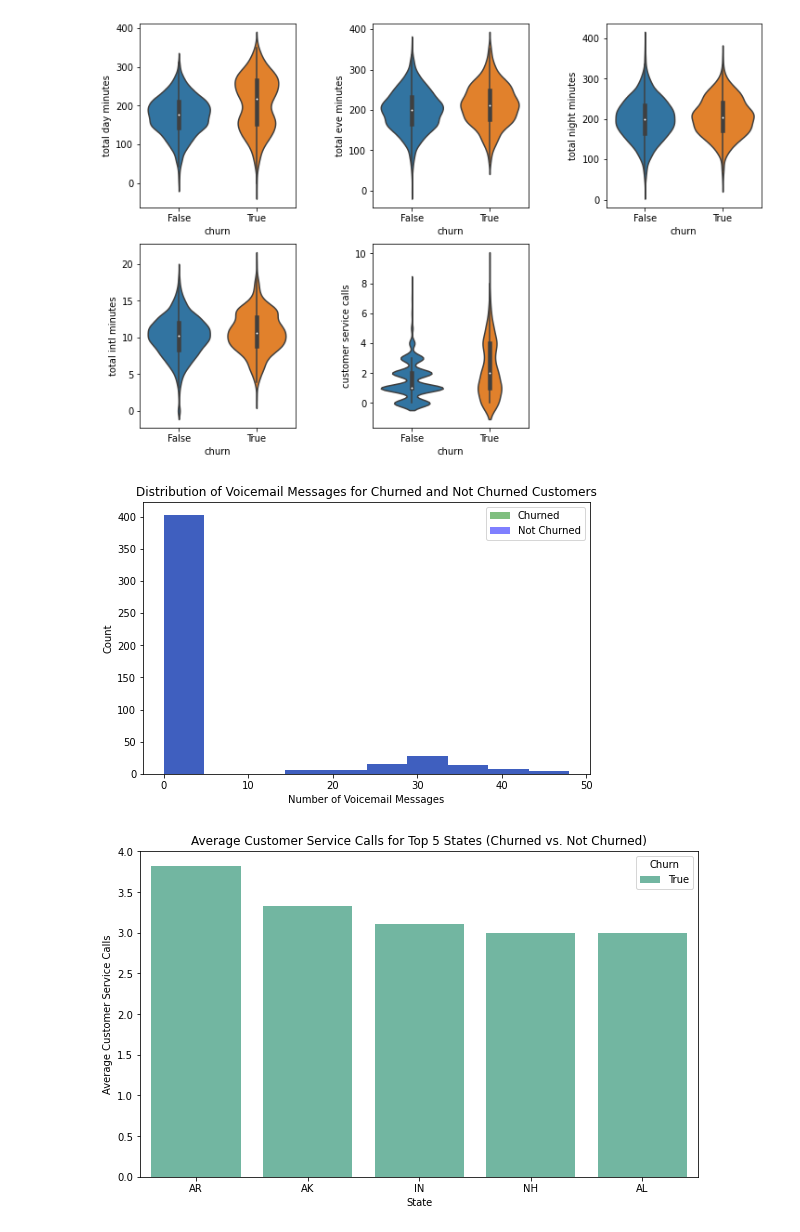
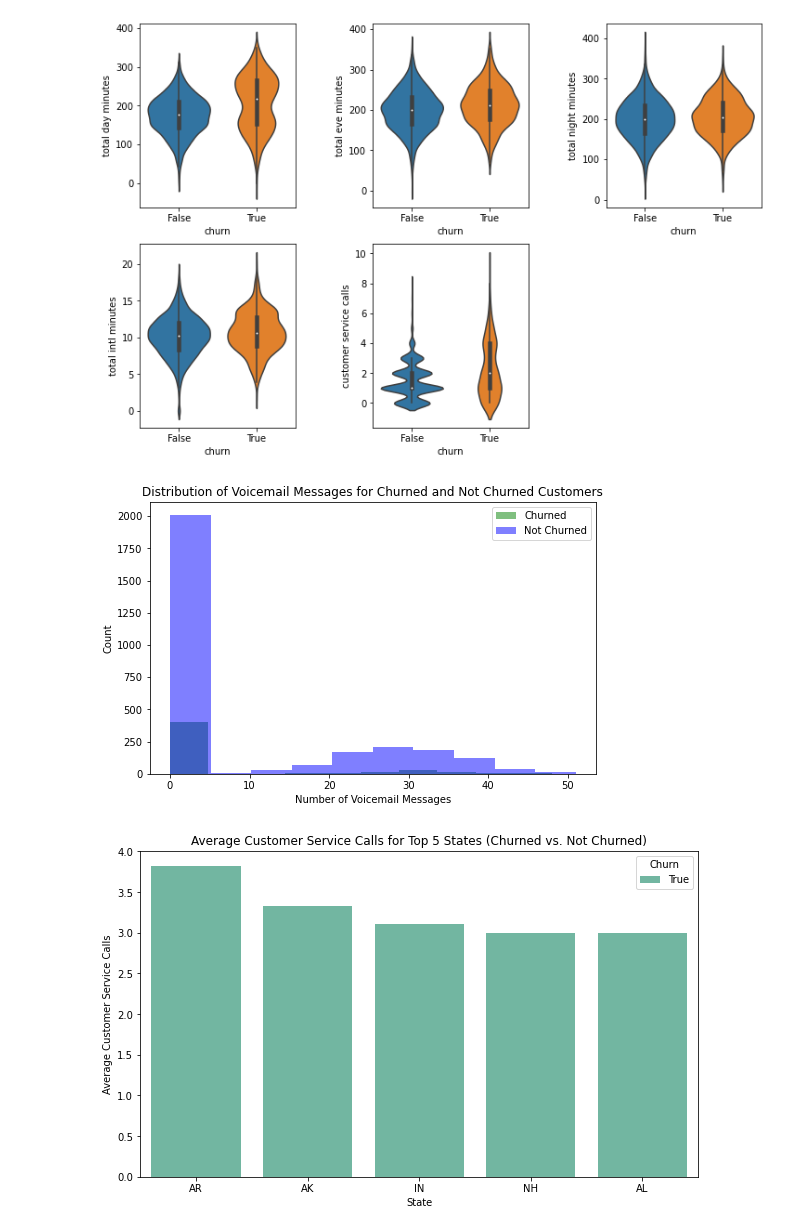
Before and after one commit to kiriiri/PHASE-3-PROJECT, a Jupyter notebook: index.ipynb, the cells around one changed output. Cells and saved outputs as stored; diff of their text form; code cells hidden in the pictures.

```diff
--- a/index.ipynb
+++ b/index.ipynb
@@ -168,20 +168,20 @@ plt.show()
 [figure]
 # %%
 # Separate the data into churned and not churned
-churned = df[df["churn"]]
-not_churned = df[df["churn"]]
+churned = df[df["churn"] == True]
+not_churned = df[df["churn"] == False]
 
 # Create histograms for churned and not churned customers
 plt.figure(figsize=(8, 5))
 plt.hist(churned["number vmail messages"], bins=10, alpha=0.5, label="Churned", color="green")
 plt.hist(not_churned["number vmail messages"], bins=10, alpha=0.5, label="Not Churned", color="blue")
 plt.xlabel("Number of Voicemail Messages")
 plt.ylabel("Count")
 plt.legend()
 plt.title("Distribution of Voicemail Messages for Churned and Not Churned Customers")
 plt.show()
 # %% [output]
-[figure, old version]
+[figure, new version]
 # %%
 # Group the data by state and churn, calculate the average number of customer service calls
 average_calls_by_state = df.groupby(["state", "churn"])["customer service calls"].mean().reset_index()
```
Also changed, not shown: parts of 31 cells of this notebook, 1 other file.
